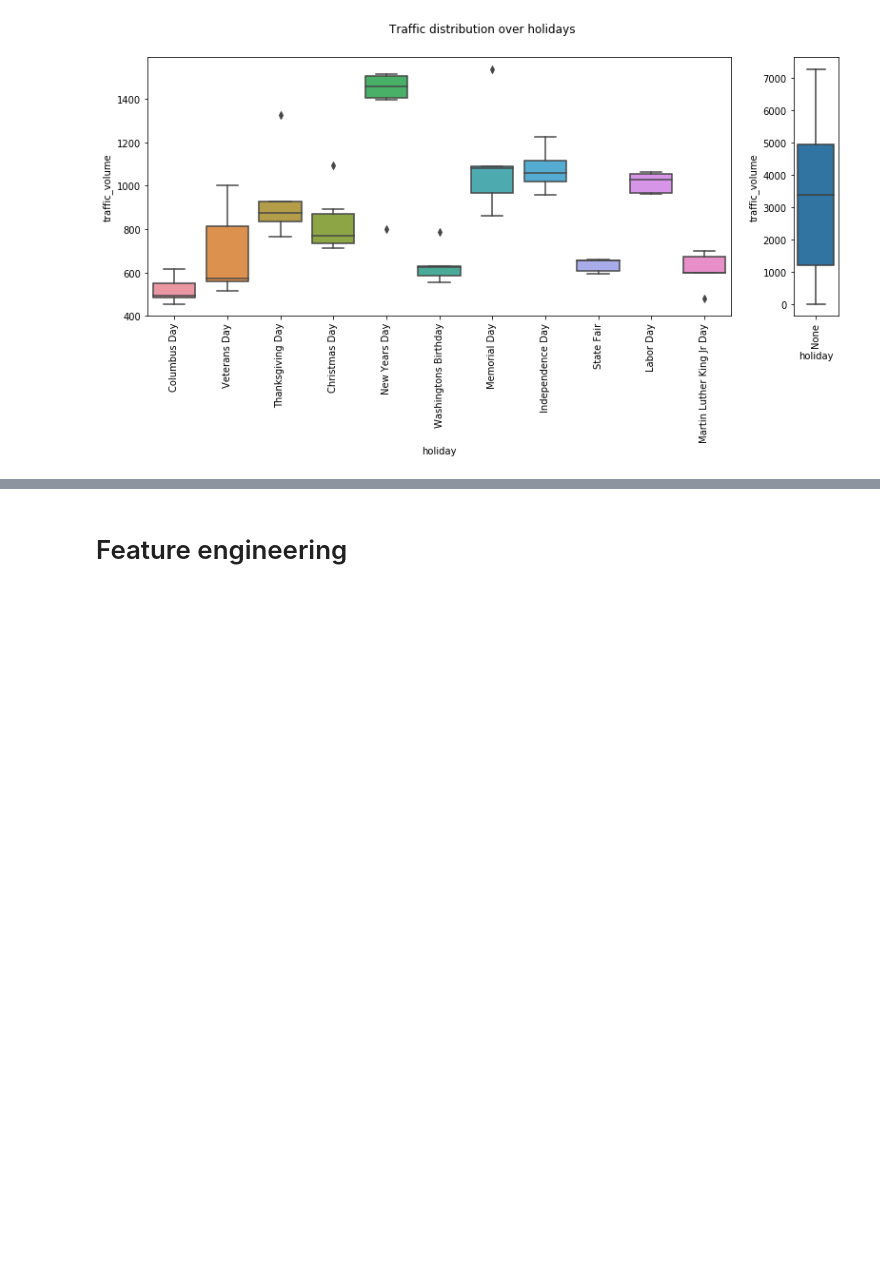
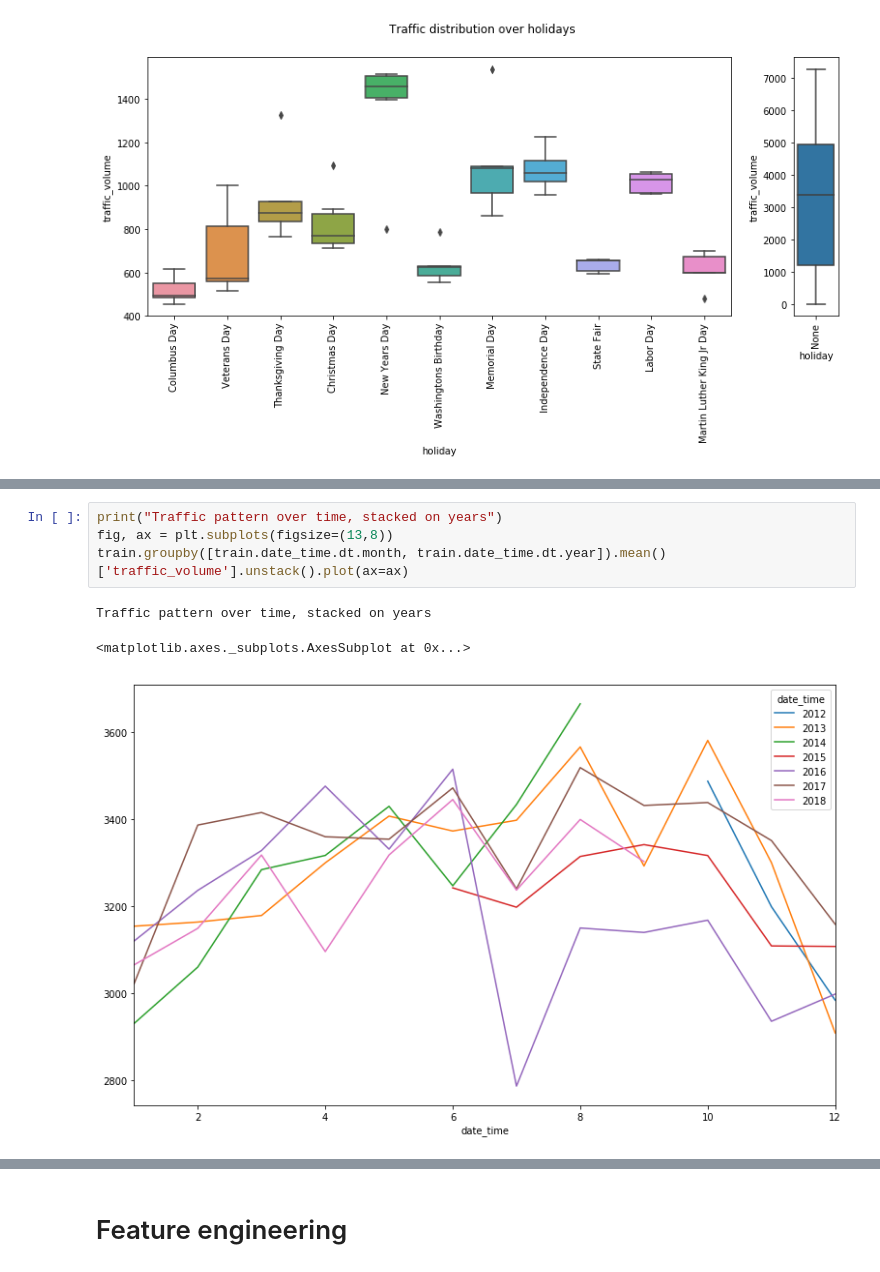
Before and after one commit to shobhitshah/metro-interstate-traffic, a Jupyter notebook: scripts/metro-interstate-traffic.ipynb, the cells around one changed output, grey strips where cells are left out. Saved outputs shown, nothing was run; the diff lists cells and outputs as text; blank space fills up the shorter version.

```diff
--- a/scripts/metro-interstate-traffic.ipynb
+++ b/scripts/metro-interstate-traffic.ipynb
@@ -199,0 +156,8 @@ Text(0.5, 1.0, "Plot first 50 target 'overall' scores and their predictions.")
+# %%
+print("Traffic pattern over time, stacked on years")
+fig, ax = plt.subplots(figsize=(13,8))
+train.groupby([train.date_time.dt.month, train.date_time.dt.year]).mean()['traffic_volume'].unstack().plot(ax=ax)
+# %% [output]
+Traffic pattern over time, stacked on years
+<matplotlib.axes._subplots.AxesSubplot at 0x...>
+[figure, added]
```
Also changed, not shown: parts of 38 cells of this notebook.
